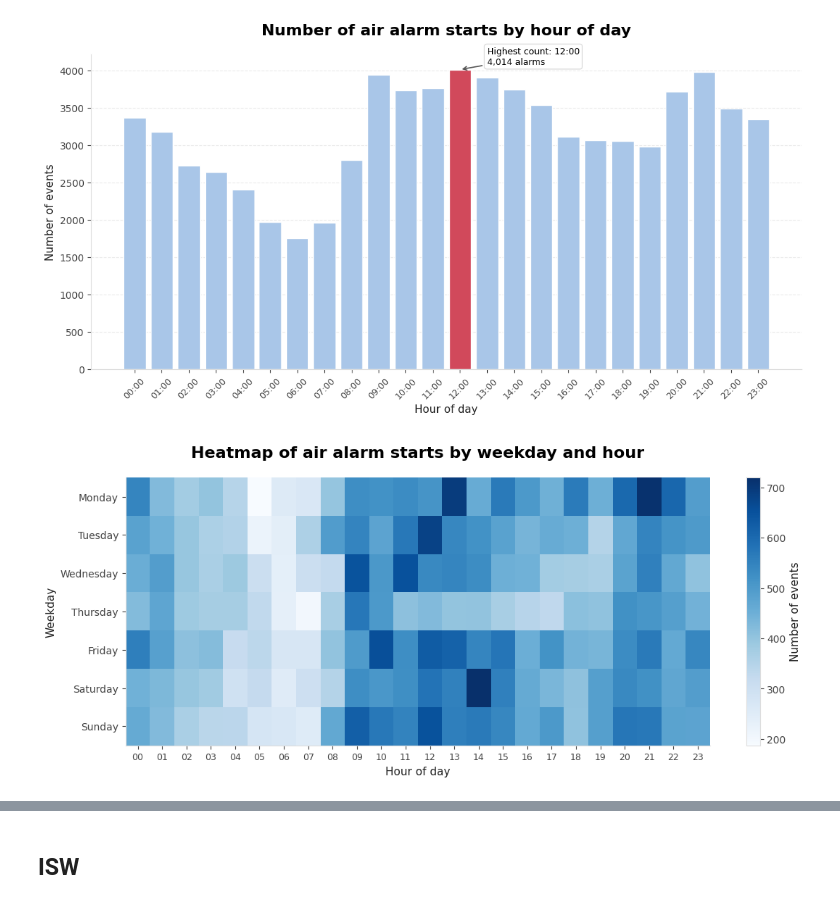
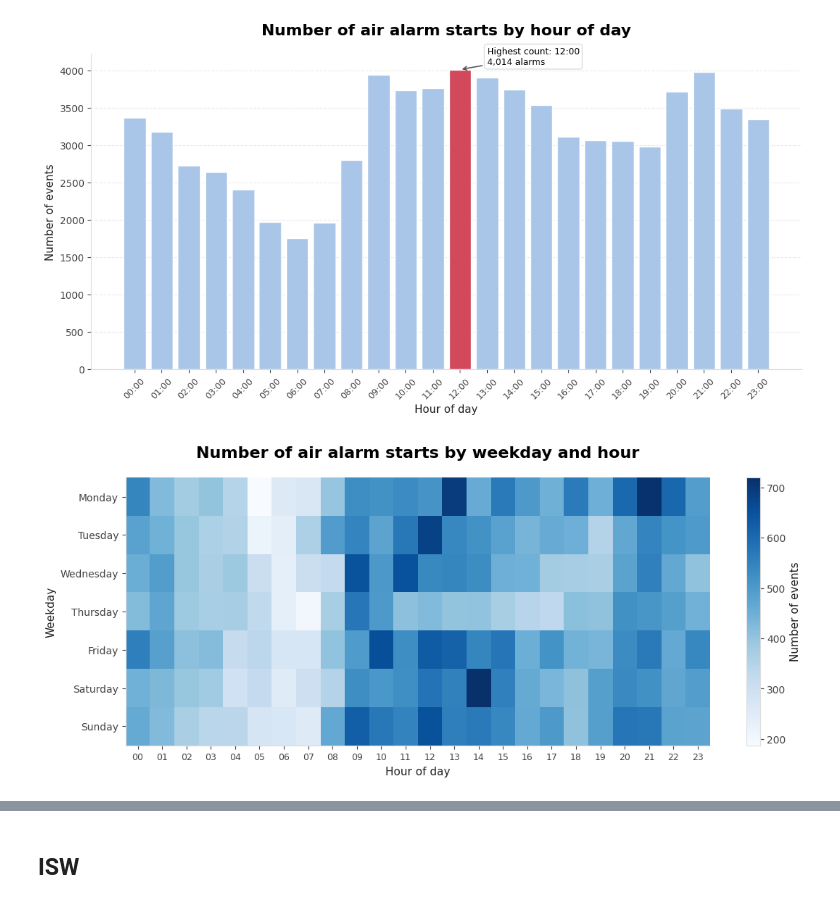
Before and after one commit to khorunzhaviktoriia/war-events-predictor-saas, a Jupyter notebook: forecasting/eda_nlp_preparation.ipynb, the cells around one changed output, grey strips where cells are left out. Cells and saved outputs as stored; diff of their text form; code cells hidden in the pictures.

```diff
--- a/forecasting/eda_nlp_preparation.ipynb
+++ b/forecasting/eda_nlp_preparation.ipynb
@@ -740,7 +740,7 @@ df_war_events[df_war_events["duration_min"] < 0]
 | 68290 | 42965 | a5b4bad0603b085be8a6114690ebde0d | 14 | Одеська область | Одеська обл. | 1 | 2025-10-26 03:55:59 | 2025-10-26 03:13:37 | ... |
 # %%
 print("Shape before removing negative durations:", df_war_events.shape)
-df_war_events[df_war_events["duration_min"] >= 0].copy()
+df_war_events = df_war_events[df_war_events["duration_min"] >= 0].copy()
 print("Shape after removing negative durations:", df_war_events.shape)
 # %% [output]
 Shape before removing negative durations: (76232, 10)
@@ -1050,27 +1050,27 @@ plt.show()
 # %%
 heatmap_data = (
     df_plot.groupby(["weekday", "hour"]).size()
     .reindex(pd.MultiIndex.from_product([weekday_order, range(24)]), fill_value=0)
     .unstack()
 )
 
 fig, ax = plt.subplots(figsize=(13, 4.8))
 im = ax.imshow(
     heatmap_data.values,
     aspect="auto",
     cmap="Blues"
 )
 
 ax.set_xticks(range(24))
 ax.set_xticklabels([f"{h:02d}" for h in range(24)])
 ax.set_yticks(range(len(weekday_order)))
 ax.set_yticklabels(weekday_order)
 
-ax.set_title("Heatmap of air alarm starts by weekday and hour", pad=20)
+ax.set_title("Number of air alarm starts by weekday and hour", pad=20)
 ax.set_xlabel("Hour of day")
 ax.set_ylabel("Weekday")
 cbar = plt.colorbar(im, ax=ax)
 cbar.set_label("Number of events")
 plt.show()
 # %% [output]
-[figure, old version]
+[figure, new version]
```
Also changed, not shown: parts of 13 cells of this notebook.
